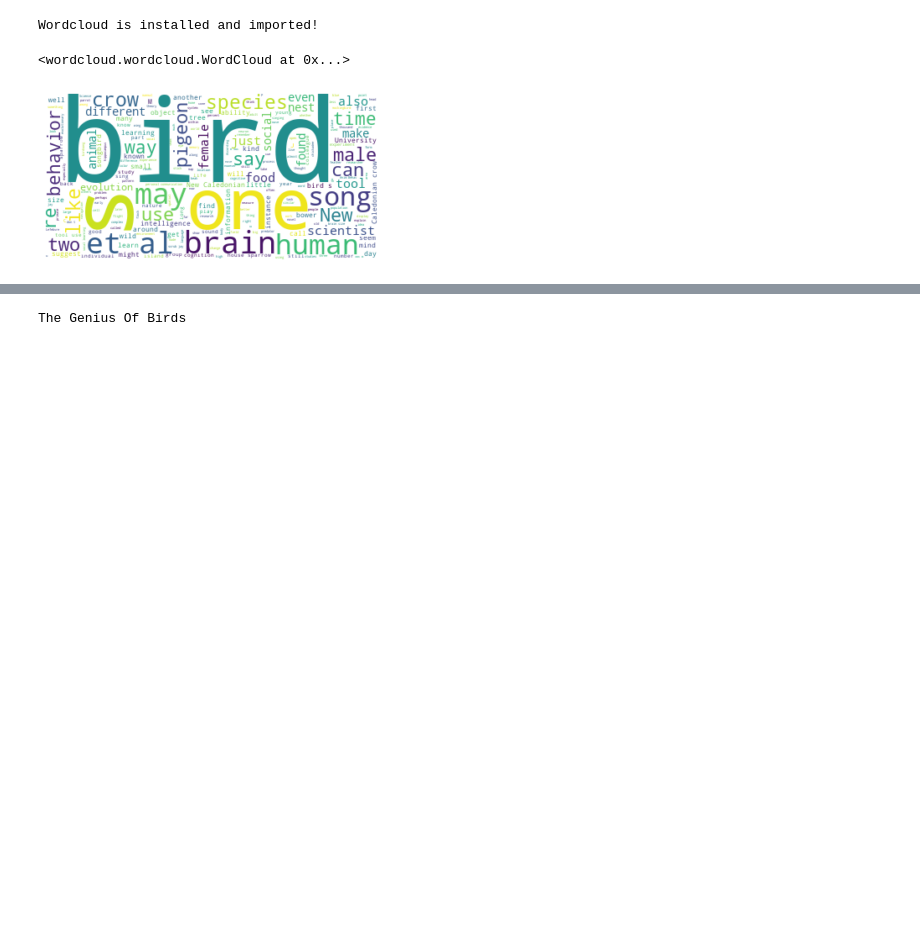
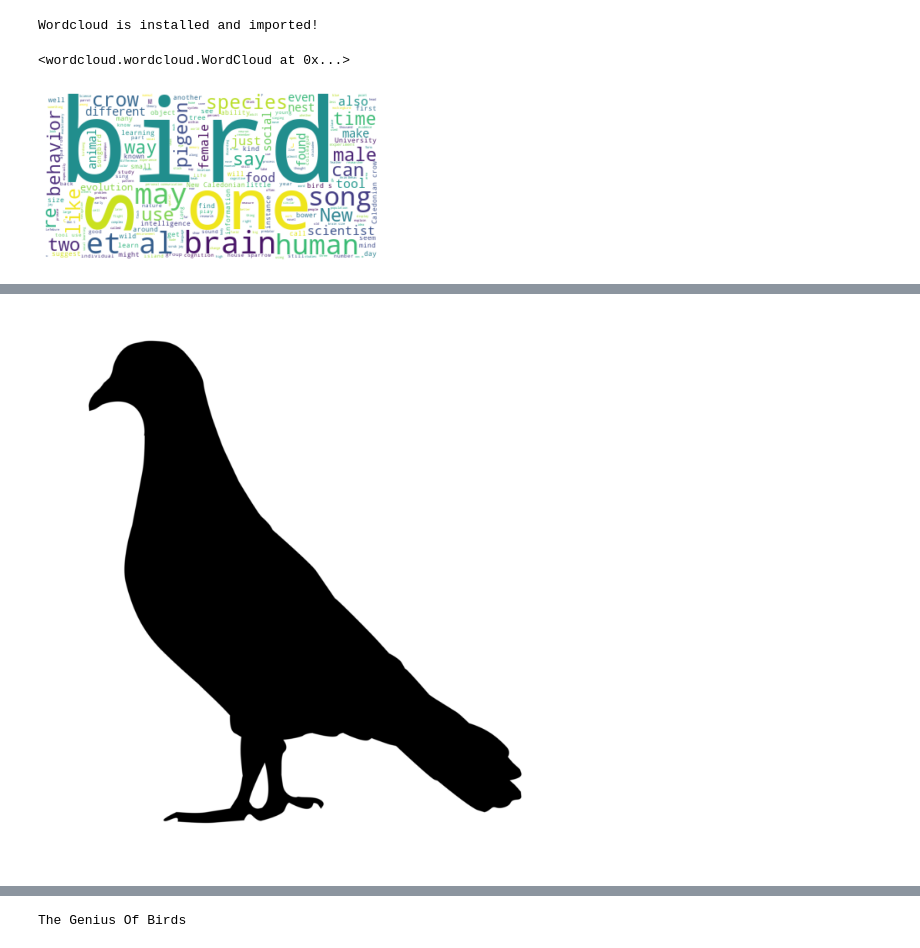
Before and after one commit to isabelyb/TheGeniusOfBirds_WordCloud, a Jupyter notebook: theGeniusOfBirds.ipynb, the cells around one changed output, grey strips where cells are left out. Cells and saved outputs as stored; diff of their text form; code cells hidden in the pictures; blank space fills up the shorter version.

Commit message:
Adding a Pigeon Mask

```diff
--- a/theGeniusOfBirds.ipynb
+++ b/theGeniusOfBirds.ipynb
@@ -62,3 +62,10 @@ plt.axis('off')
 plt.show()
 # %% [output]
 [figure]
+# %%
+!wget --quiet https://raw.githubusercontent.com/isabelyb/TheGeniusOfBirds_WordCloud/main/Columbidae_silhouette.png #OutMaskImage
+
+# save mask to pigeon_mask
+pigeon_mask = np.array(Image.open('pigeon.png'))
+
+print('Image downloaded and saved!')
@@ -64,0 +94,10 @@ plt.show()
+# %%
+fig = plt.figure()
+fig.set_figwidth(12) # set width
+fig.set_figheight(16) # set height
+
+plt.imshow(pigeon_mask, cmap=plt.cm.gray, interpolation='bilinear')
+plt.axis('off')
+plt.show()
+# %% [output]
+[figure, added]
```
Also changed, not shown: parts of 3 cells of this notebook.
